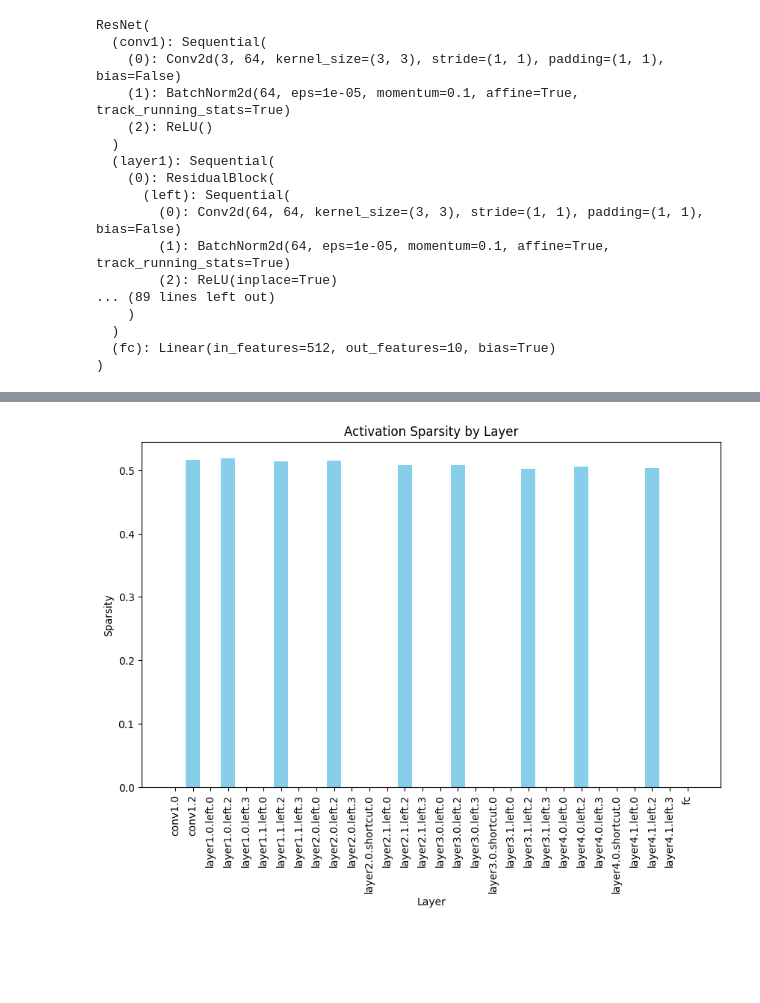
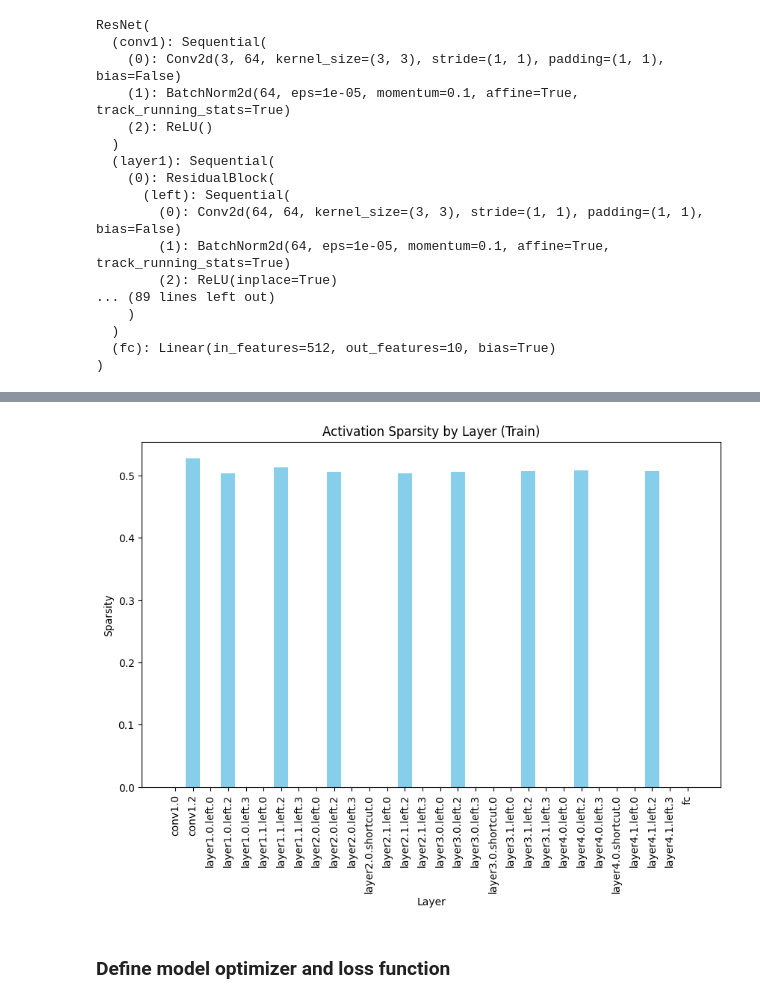
Before and after one commit to ANTRIKSH-GANJOO/pytorch_research, a Jupyter notebook: WithReg_.ipynb, the cells around one changed output, grey strips where cells are left out. Cells and saved outputs as stored; diff of their text form; code cells hidden in the pictures; blank space fills up the shorter version.

```diff
--- a/WithReg_.ipynb
+++ b/WithReg_.ipynb
@@ -196,13 +208,48 @@ layer_names, initial_sparsities = zip(*initial_sparsity_values)
-# %%
-plt.figure(figsize=(10, 6))
-plt.bar(layer_names, initial_sparsities, color='skyblue')
-plt.xlabel('Layer')
-plt.ylabel('Sparsity')
-plt.title('Activation Sparsity by Layer')
-plt.xticks(rotation=90)
-plt.show()
-# %% [output]
-[figure, removed]
+# %%
+initial_sparsity_values_train = []
+
+def get_initial_activation_sparsity_train(name):
+    def hook(model, input, output):
+        total_elements = output.numel()
+        zero_elements = (output == 0).sum().item()
+        sparsity = zero_elements / total_elements
+        initial_sparsity_values_train.append((name, sparsity))
+    return hook
+
+# Register hooks on the layers
+initial_train_hooks = []
+for name, layer in my_net.named_modules():
+    if isinstance(layer, (nn.Conv2d, nn.ReLU, nn.Linear)):
+        hook = layer.register_forward_hook(get_initial_activation_sparsity_train(name))
+        initial_train_hooks.append(hook)
+
+with torch.no_grad():
+    for batch, _ in trainloader:
+        batch = batch.to(device)
+        output = my_net(batch)
+
+
+
+
+# Remove hooks after measurement to avoid memory leaks
+for hook in initial_train_hooks:
+    hook.remove()
+
+# Initial sparsity values
+layer_names, initial_sparsities_train = zip(*initial_sparsity_values_train)
+
+plt.figure(figsize=(10, 6))
+plt.bar(layer_names, initial_sparsities_train, color='skyblue')
+plt.xlabel('Layer')
+plt.ylabel('Sparsity')
+plt.title('Activation Sparsity by Layer (Train)')
+plt.xticks(rotation=90)
+plt.savefig("activation_sparsity_layer_train.pdf")
+plt.show()
+# %% [output]
+[figure, added]
+# %% [markdown]
+### Define model optimizer and loss function
 # %%
 import torch.optim as optim
 
```
Also changed, not shown: parts of 25 cells of this notebook.
